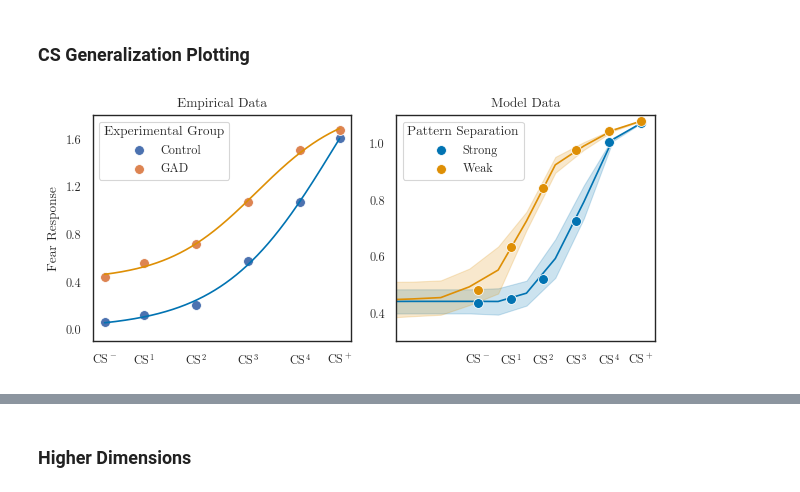
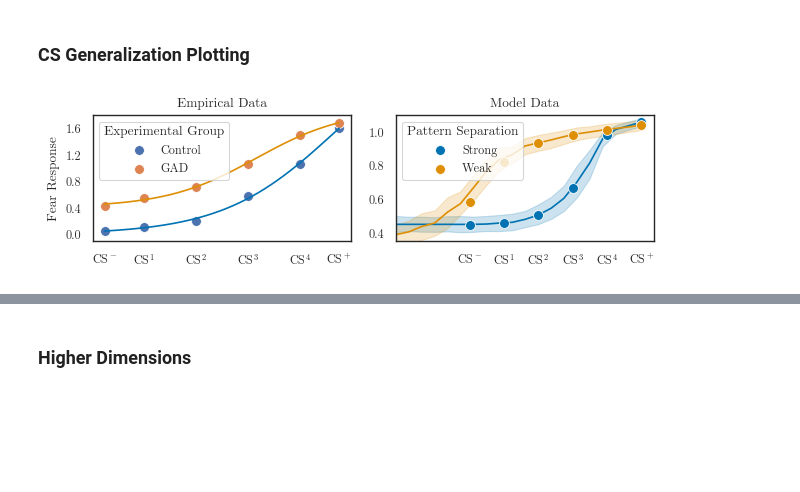
Before and after one commit to psipeter/amygdala, a Jupyter notebook: experiments.ipynb, the cells around one changed output, grey strips where cells are left out. Saved outputs shown, nothing was run; the diff lists cells and outputs as text; code cells hidden in the pictures; blank space fills up the shorter version.

```diff
--- a/experiments.ipynb
+++ b/experiments.ipynb
@@ -907,7 +759,7 @@ def plot_genCS(sparsities, dim_CS, dim_CTX, xmin=-1, xmax=1.05, ymin=0.3, ymax=1
     yfit_control = sigmoid(xs2, *popt_control)
     yfit_GAD = sigmoid(xs2, *popt_GAD)
 
-    fig, axes = plt.subplots(nrows=1, ncols=2, figsize=((6.38, 3)))
+    fig, axes = plt.subplots(nrows=1, ncols=2, figsize=((6.38, 2)))
     sns.scatterplot(x=xs, y=ys_control, ax=axes[0], s=50, label="Control")
 #     sns.scatterplot(x=xITI, y=yITI_control, ax=axes[0], s=50, color=palette[0], label=None, marker='s')
     sns.lineplot(x=xs2, y=yfit_control, ax=axes[0], label=None, color=palette[0])
@@ -934,19 +786,6 @@ def plot_genCS(sparsities, dim_CS, dim_CTX, xmin=-1, xmax=1.05, ymin=0.3, ymax=1
         Y = data_compare_empirical['Fear Response'].to_numpy().reshape(-1, len(X)).T
         sns.scatterplot(X, np.mean(Y, axis=1), color=palette[i], s=50, label=label, zorder=2)
         xticks = data_compare_empirical.query("seed==0")['Similarity to CS+'].to_numpy()
-#         X = data.query("seed==0")['Similarity to CS+'].to_numpy()
-#         nCS = len(X)
-#         Y = data['Fear Response'].to_numpy().reshape(-1, nCS).T
-#         xsim = []
-#         ysim = []
-#         for x in range(6):
-#             xsim.append(X[-(dx*x)-1])
-#             ysim.append(np.mean(Y[-(dx*x)-1]))
-# #         print(xsim, ysim)
-#         if sparsity==min(sparsities): label="Strong"
-#         if sparsity==max(sparsities): label="Weak"
-#         sns.scatterplot(xsim, ysim, ax=axes[1], color=palette[i], s=50, label=label, zorder=2)
-
 
     axes[0].set(xlabel=None)
     axes[1].set(xticks=xticks, xlim=((xmin, xmax)),
@@ -960,17 +799,19 @@ def plot_genCS(sparsities, dim_CS, dim_CTX, xmin=-1, xmax=1.05, ymin=0.3, ymax=1
     fig.savefig(f"genCS_dimCS={dim_CS}.svg")
     fig.savefig(f"genCS_dimCS={dim_CS}.png", dpi=600)
 # %%
-sparsities = [0.09, 0.12]
-seeds = 2
+sparsities = [0.1, 0.2]
+seeds = 10
 nCS = 20
 dim_CS = 3
 dim_CTX = 5
 nNeuronsExtCS = 3000
-CSminusSim = 0.4
+CSminusSim = 0.3
+minSim = 0.0
 # for i in sparsities:
 #     print(f"sparsity {i}")
 #     genCS(seeds=seeds, nCS=nCS, dim_CS=dim_CS, dim_CTX=dim_CTX, nNeuronsExtCS=nNeuronsExtCS,
-#           sparsity=i, choose_intercepts_method='sparsity', CSminusSim=CSminusSim, compare_empirical=True)
-plot_genCS(sparsities, dim_CS, dim_CTX, xmin=0.1, ymin=0.3, ymax=1.1)
+#           sparsity=i, choose_intercepts_method='sparsity', nCond=15,
+#           minSim=minSim, CSminusSim=CSminusSim, compare_empirical=True)
+plot_genCS(sparsities, dim_CS, dim_CTX, xmin=minSim, ymin=0.35, ymax=1.1)
 # %% [output]
-[figure, old version]
+[figure, new version]
```
Also changed, not shown: parts of 50 cells of this notebook.
